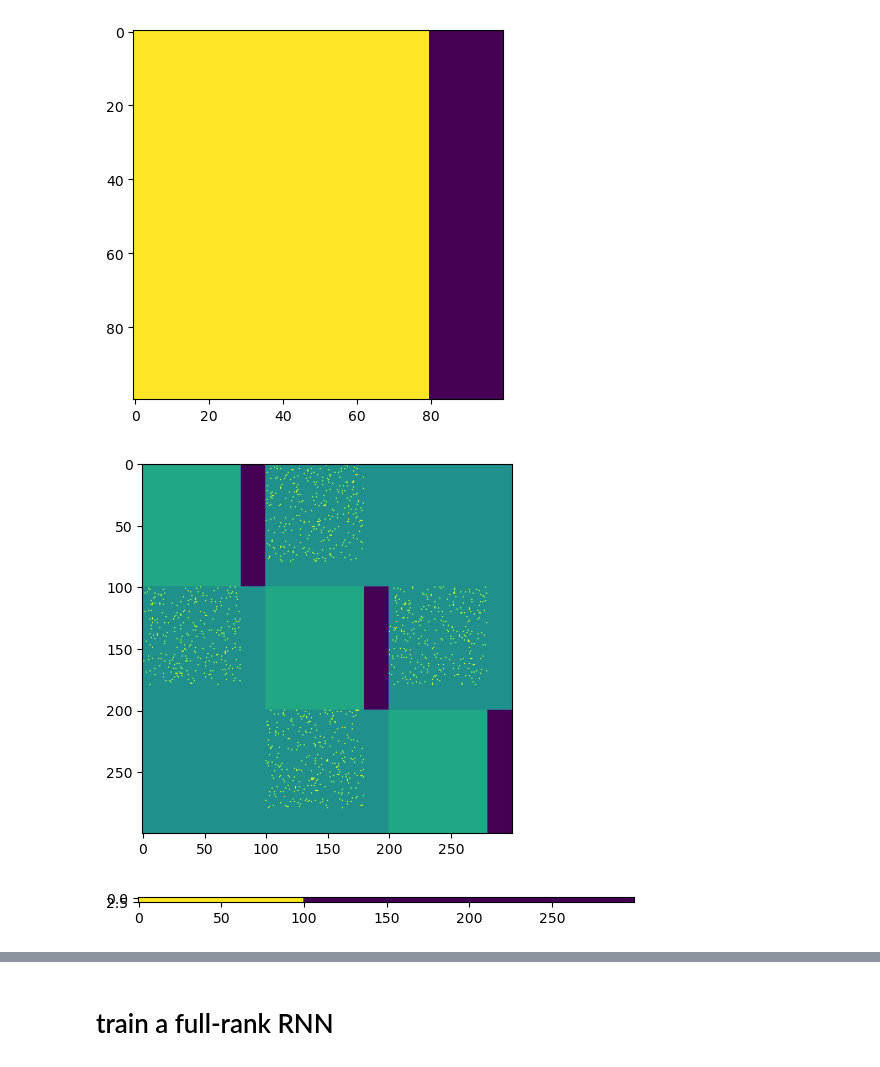
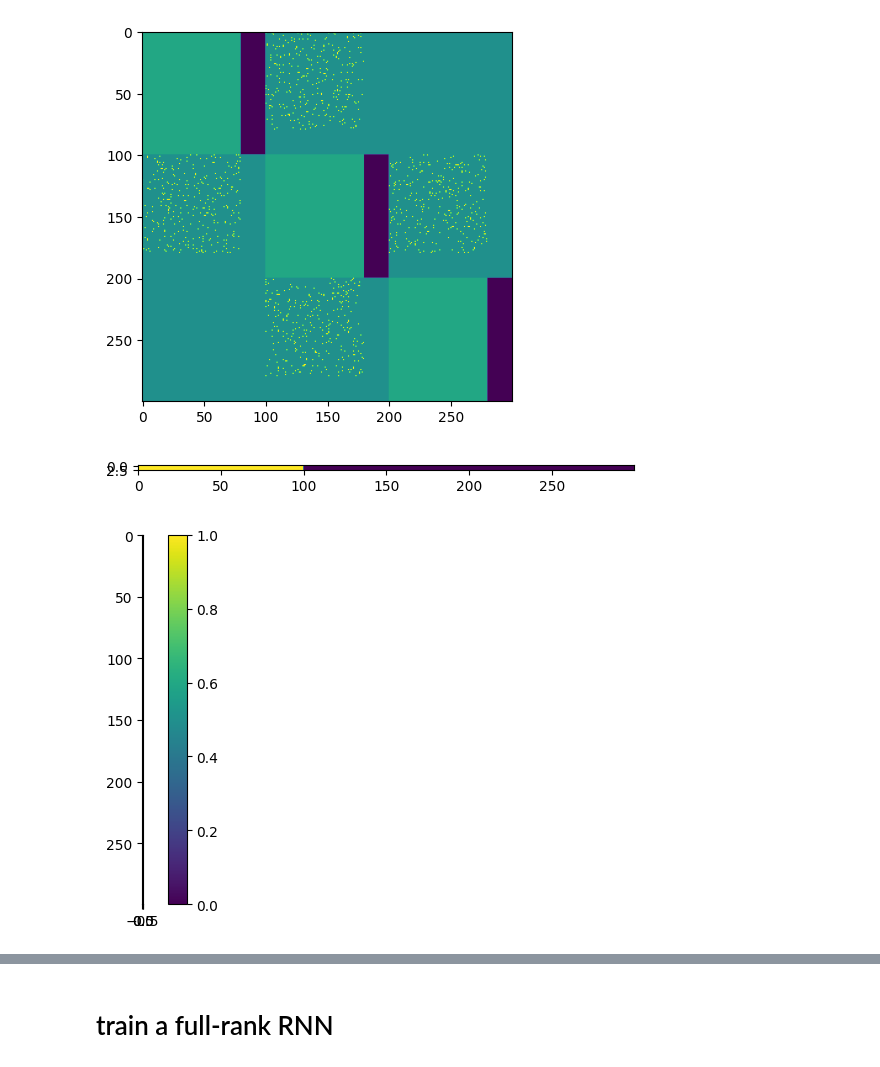
Before and after one commit to tianw6/lowrank_inference, a Jupyter notebook: notebooks/debug3Area.ipynb, the cells around one changed output, grey strips where cells are left out. Drawn from its saved outputs; the diff is of its cells as text; code cells hidden in the pictures.

```diff
--- a/notebooks/debug3Area.ipynb
+++ b/notebooks/debug3Area.ipynb
@@ -41,9 +41,6 @@ def create_local_conn(Inum, ratio, n_neurons):
     mask_rec[:,:n_neurons-Inum] = ratio
 
     return mask_rec
-
-plt.imshow(create_local_conn(20,0.2,100))
-plt.show()
 
 def create_area_conn(Inum, ratio, n_neurons):
     mask_rec = torch.zeros(n_neurons, n_neurons)
@@ -84,33 +81,34 @@ training_trials = 5000
 mask_rec = torch.zeros(n_neurons, n_neurons)
 mask_in = torch.ones(n_inputs, n_neurons)
 mask_out = torch.ones(n_neurons, n_outputs)
 
 mask_in[:,100:] = 0
 mask_out[:200,:] = 0
 
 mask_rec[:100,0:100] = create_local_conn(20,0.2,100)
 mask_rec[:100,100:200] = create_area_conn(20,0.046875,100)
 mask_rec[100:200,0:100] = create_area_conn(20,0.046875,100)
 mask_rec[100:200,100:200] = create_local_conn(20,0.2,100)
 mask_rec[100:200,200:300] = create_area_conn(20,0.046875,100)
 mask_rec[200:300,100:200] = create_area_conn(20,0.046875,100)
 mask_rec[200:300,200:300] = create_local_conn(20,0.2,100)
 
 
 # need to transpose mask_rec
 plt.imshow(mask_rec)
 plt.show()
 plt.imshow(mask_in)
 plt.show()
 
 plt.imshow(mask_out)
+plt.colorbar()
 plt.show()
 
 
 wi_mask = mask_in
 wo_mask = mask_out
 wrec_mask = mask_rec.t()
 # %% [output]
-[figure, old version]
+[figure, new version]
-[figure, old version]
+[figure, new version]
-[figure, old version]
+[figure, new version]
```
Also changed, not shown: parts of 14 cells of this notebook, 1 other file.
